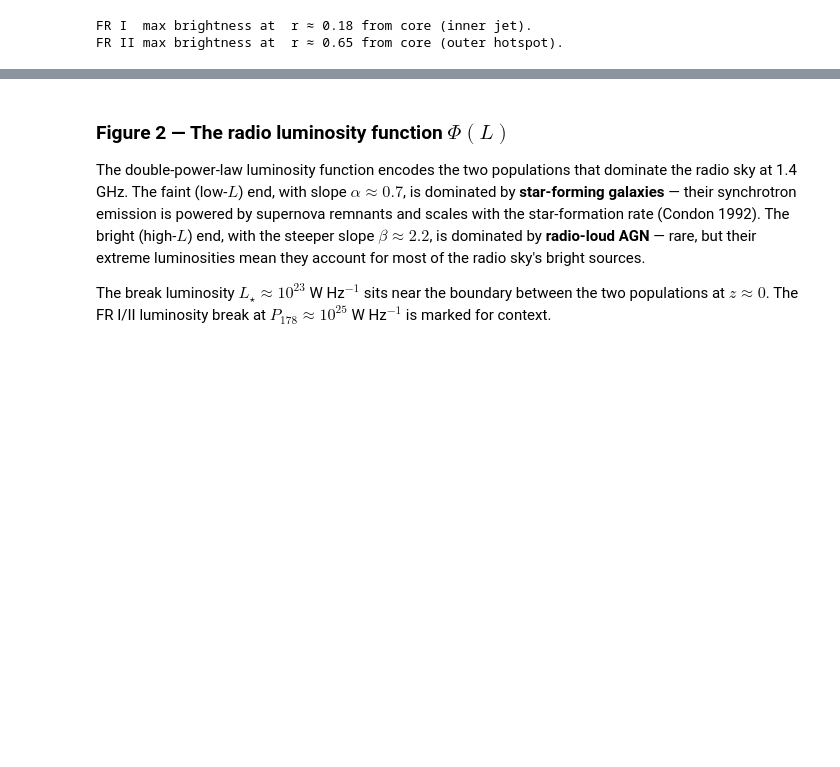
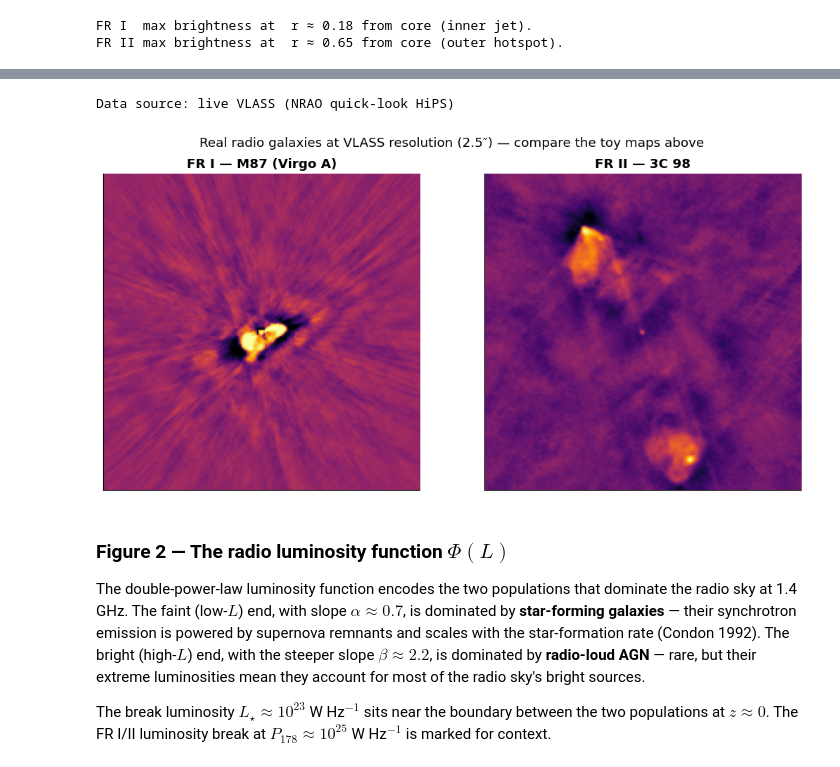
Before and after one commit to joebarbere/jansky, a Jupyter notebook: notebooks/45_radio_galaxies_and_source_counts.ipynb, the cells around one changed output, grey strips where cells are left out. Saved outputs shown, nothing was run; the diff lists cells and outputs as text; code cells hidden in the pictures; blank space fills up the shorter version.

```diff
--- a/notebooks/45_radio_galaxies_and_source_counts.ipynb
+++ b/notebooks/45_radio_galaxies_and_source_counts.ipynb
@@ -403,3 +412,70 @@ FR II max brightness at  r ≈ 0.65 from core (outer hotspot).
+# %%
+import numpy as np
+import astropy.units as u
+from astropy.coordinates import SkyCoord
+
+VLASS_HIPS = "NRAO/P/VLASS-Quicklook-MedianStack"
+TARGETS = [("FR I — M87 (Virgo A)", "M87", 0.12),
+           ("FR II — 3C 98", "3C 98", 0.10)]
+
+# Well-known positions so the fetch needs no name-resolver call (offline failures then
+# come from the HiPS service, not Sesame).
+_VLASS_COORDS = {
+    "M87": SkyCoord(187.70593, 12.39112, unit="deg"),
+    "3C 98": SkyCoord(59.72682, 10.43411, unit="deg"),
+}
+
+
+def vlass_cutout(name, fov_deg, npix=200):
+    from astroquery.hips2fits import hips2fits
+
+    pos = _VLASS_COORDS.get(name) or SkyCoord.from_name(name)
+    hdu = hips2fits.query(hips=VLASS_HIPS, width=npix, height=npix, fov=fov_deg * u.deg,
+                          projection="TAN", ra=pos.ra, dec=pos.dec, format="fits")[0]
+    data = hdu.data.astype(float)
+    if not np.isfinite(data).any():
+        raise ValueError(f"{name} falls in a VLASS quick-look gap")
+    return np.nan_to_num(data)
+
+
+def toy_fr(kind, npix=200):
+    """The chapter's schematic FR profiles, reused as the offline fallback."""
+    yy, xx = np.mgrid[0:npix, 0:npix].astype(float)
+    cx = cy = npix / 2.0
+    if kind == "I":  # edge-darkened: bright core + two fading inner lobes
+        img = np.exp(-(((xx - cx) ** 2 + (yy - cy) ** 2) / (2 * (0.06 * npix) ** 2)))
+        for s in (-1, 1):
+            lx = cx + s * 0.18 * npix
+            img += 0.5 * np.exp(-(((xx - lx) ** 2 + (yy - cy) ** 2) / (2 * (0.13 * npix) ** 2)))
+        return img
+    img = np.zeros((npix, npix))  # edge-brightened: twin hotspots + inner lobes
+    for s in (-1, 1):
+        img += np.exp(-(((xx - (cx + s * 0.34 * npix)) ** 2 + (yy - cy) ** 2) / (2 * (0.05 * npix) ** 2)))
+        img += 0.35 * np.exp(-(((xx - (cx + s * 0.20 * npix)) ** 2 + (yy - cy) ** 2) / (2 * (0.10 * npix) ** 2)))
+    return img
+
+
+try:
+    maps = [vlass_cutout(name, fov) for _, name, fov in TARGETS]
+    source = "live VLASS (NRAO quick-look HiPS)"
+except Exception as exc:
+    print(f"VLASS unavailable ({type(exc).__name__}: {exc}); using the schematic FR profiles.")
+    maps = [toy_fr("I"), toy_fr("II")]
+    source = "offline fallback (schematic FR profiles)"
+print(f"Data source: {source}")
+
+fig, axes = plt.subplots(1, 2, figsize=(11, 5.3))
+for ax, (title, *_), m in zip(axes, TARGETS, maps):
+    scale = np.nanpercentile(m, 99.5) or 1.0
+    ax.imshow(np.arcsinh(m / scale * 6.0), origin="lower", cmap="inferno")
+    ax.set_title(title)
+    ax.set_xticks([]); ax.set_yticks([])
+fig.suptitle("Real radio galaxies at VLASS resolution (2.5″) — compare the toy maps above")
+fig.tight_layout()
+plt.show()
+# %% [output]
+Data source: live VLASS (NRAO quick-look HiPS)
+[figure, added]
 # %% [markdown]
 ### Figure 2 — The radio luminosity function $\Phi(L)$
 
```
Also changed, not shown: parts of 1 cell of this notebook, 1 other file.
